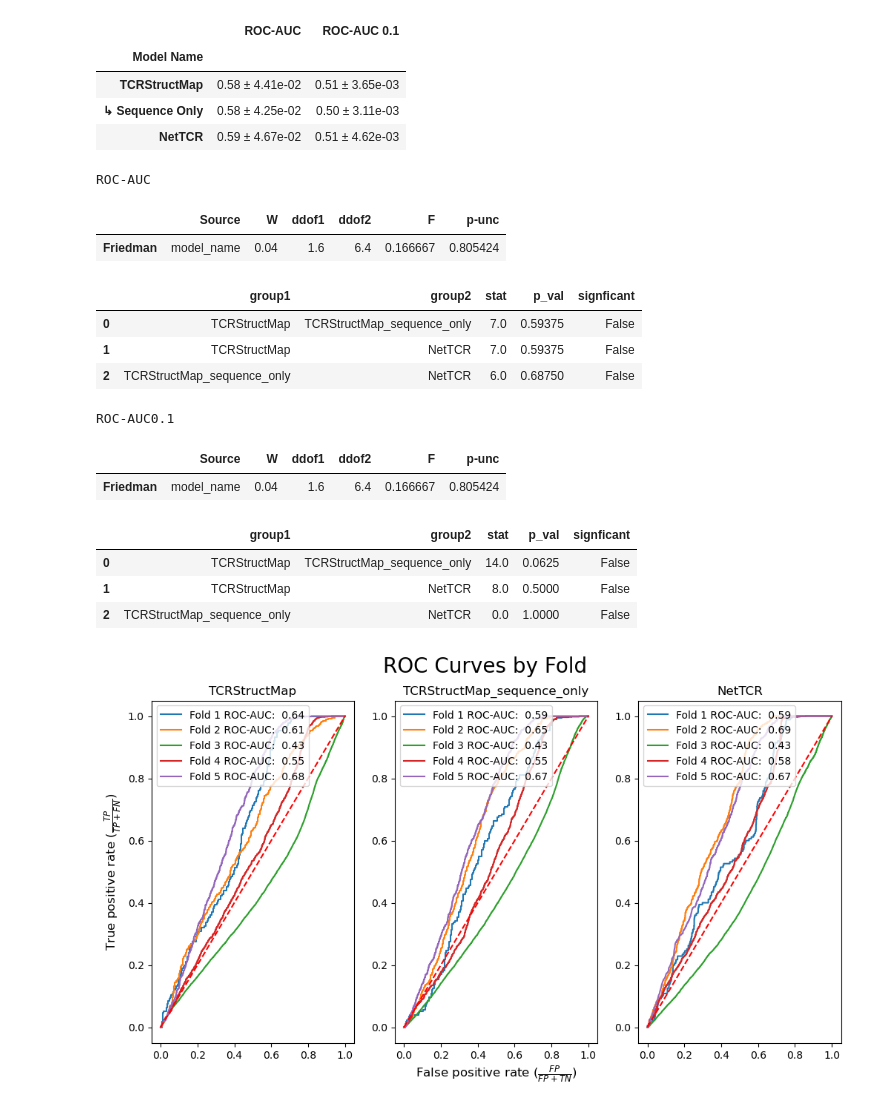
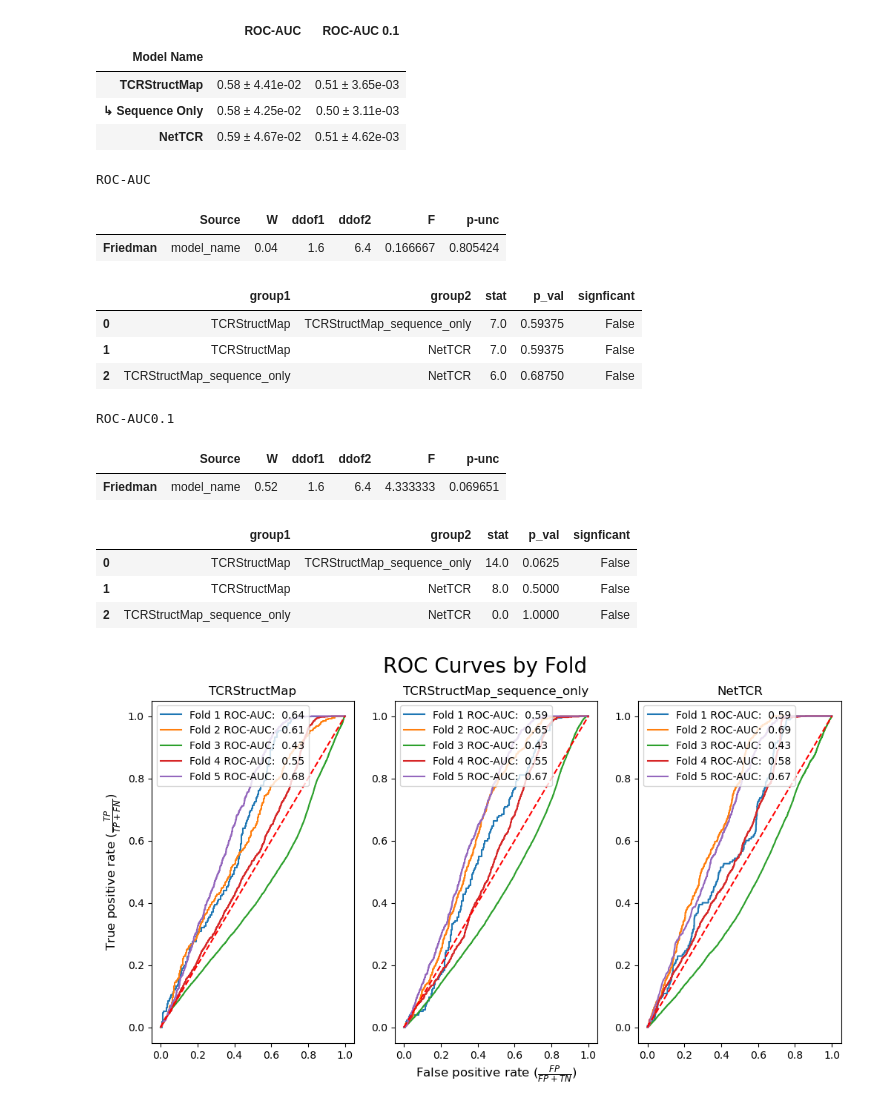
Before and after one commit to benjiemc/tcr-antigen-prediction, a Jupyter notebook: notebooks/benchmark_model_performance.ipynb, the cells around one changed output. Cells and saved outputs as stored; diff of their text form; code cells hidden in the pictures.

```diff
--- a/notebooks/benchmark_model_performance.ipynb
+++ b/notebooks/benchmark_model_performance.ipynb
@@ -358,37 +358,39 @@ roc_results_by_fold_agg_styler
 # %%
 for metric_name in ('roc_auc', 'roc_auc_01'):
     print({'roc_auc': 'ROC-AUC', 'roc_auc_01': 'ROC-AUC0.1'}[metric_name])
-    ipy_display.display(pg.friedman(roc_results_by_fold, dv='roc_auc', within='model_name', subject='fold', method='f'))
+    ipy_display.display(
+        pg.friedman(roc_results_by_fold, dv=metric_name, within='model_name', subject='fold', method='f')
+    )
 
     groups = list(roc_results_by_fold.set_index('fold').groupby('model_name')[metric_name])
     groups = sorted(groups, key=lambda group: model_name_sort_key(group[0]))
     groups = [(group_name, group.sort_index()) for group_name, group in groups]
 
     significance_level = 0.05 / len(groups)
 
     results = collections.defaultdict(list)
     for (group1_name, group1), (group2_name, group2) in itertools.combinations(groups, 2):
         stat, p_val = stats.wilcoxon(group1, group2, alternative='greater')
 
         results['group1'].append(group1_name)
         results['group2'].append(group2_name)
         results['stat'].append(stat)
         results['p_val'].append(p_val)
         results['signficant'].append(p_val < significance_level)
 
     ipy_display.display(pd.DataFrame(results))
     print()
 # %% [output]
 ROC-AUC
 |  | Source | W | ddof1 | ddof2 | F | p-unc |
 | Friedman | model_name | 0.04 | 1.6 | 6.4 | 0.166667 | 0.805424 |
 |  | group1 | group2 | stat | p_val | signficant |
 | 0 | TCRStructMap | TCRStructMap_sequence_only | 7.0 | 0.59375 | False |
 | 1 | TCRStructMap | NetTCR | 7.0 | 0.59375 | False |
 | 2 | TCRStructMap_sequence_only | NetTCR | 6.0 | 0.68750 | False |
 ROC-AUC0.1
 |  | Source | W | ddof1 | ddof2 | F | p-unc |
-| Friedman | model_name | 0.04 | 1.6 | 6.4 | 0.166667 | 0.805424 |
+| Friedman | model_name | 0.52 | 1.6 | 6.4 | 4.333333 | 0.069651 |
 |  | group1 | group2 | stat | p_val | signficant |
 | 0 | TCRStructMap | TCRStructMap_sequence_only | 14.0 | 0.0625 | False |
 | 1 | TCRStructMap | NetTCR | 8.0 | 0.5000 | False |
```
Also changed, not shown: parts of 3 cells of this notebook.
